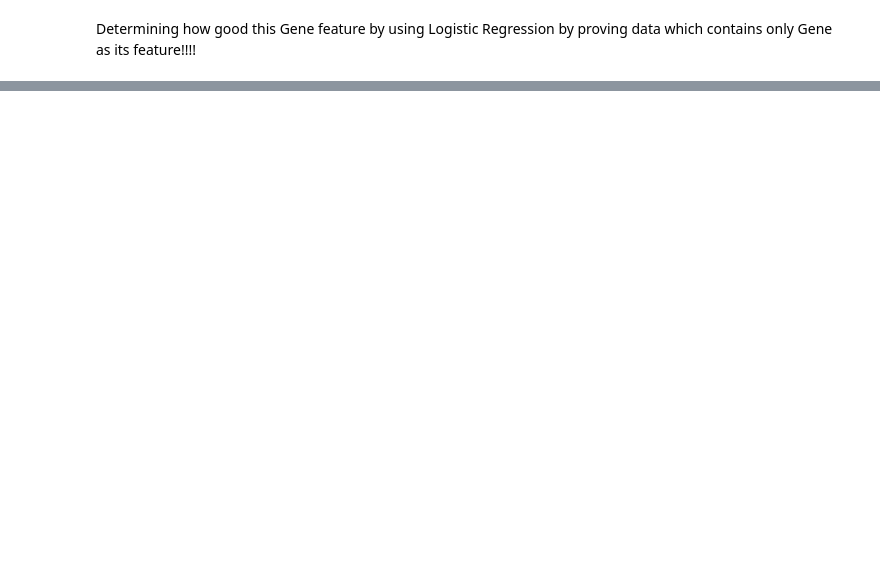
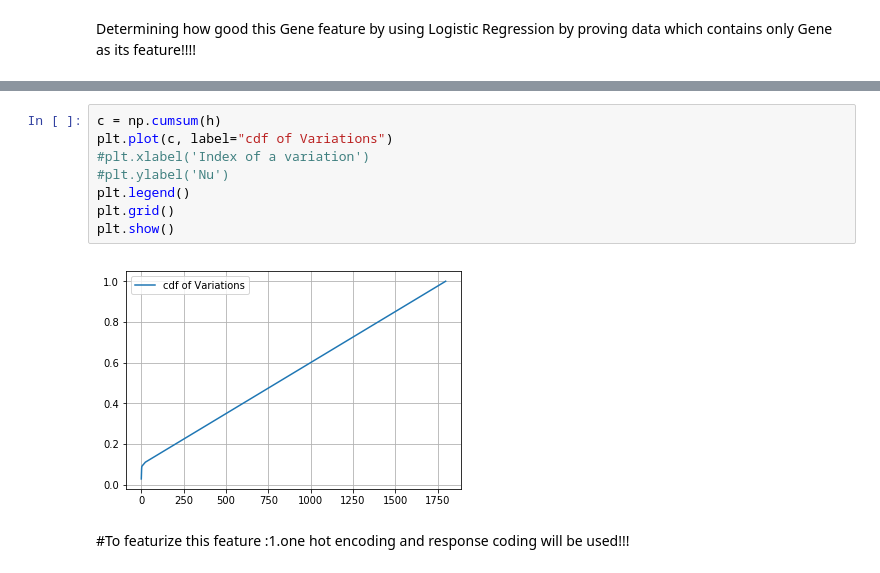
Before and after one commit to mehrayogesh208/Personalized-Cancer-Diagnosis, a Jupyter notebook: Personalized Cancer Diagnosis.ipynb, the cells around one changed output, grey strips where cells are left out. Saved outputs shown, nothing was run; the diff lists cells and outputs as text; blank space fills up the shorter version.

```diff
--- a/Personalized Cancer Diagnosis.ipynb
+++ b/Personalized Cancer Diagnosis.ipynb
@@ -420,0 +423,12 @@ list(set(t))
+# %%
+c = np.cumsum(h)
+plt.plot(c, label="cdf of Variations")
+#plt.xlabel('Index of a variation')
+#plt.ylabel('Nu')
+plt.legend()
+plt.grid()
+plt.show()
+# %% [output]
+[figure, added]
+# %% [markdown]
+#To featurize this feature :1.one hot encoding and response coding will be used!!!
```
Also changed, not shown: parts of 30 cells of this notebook.
